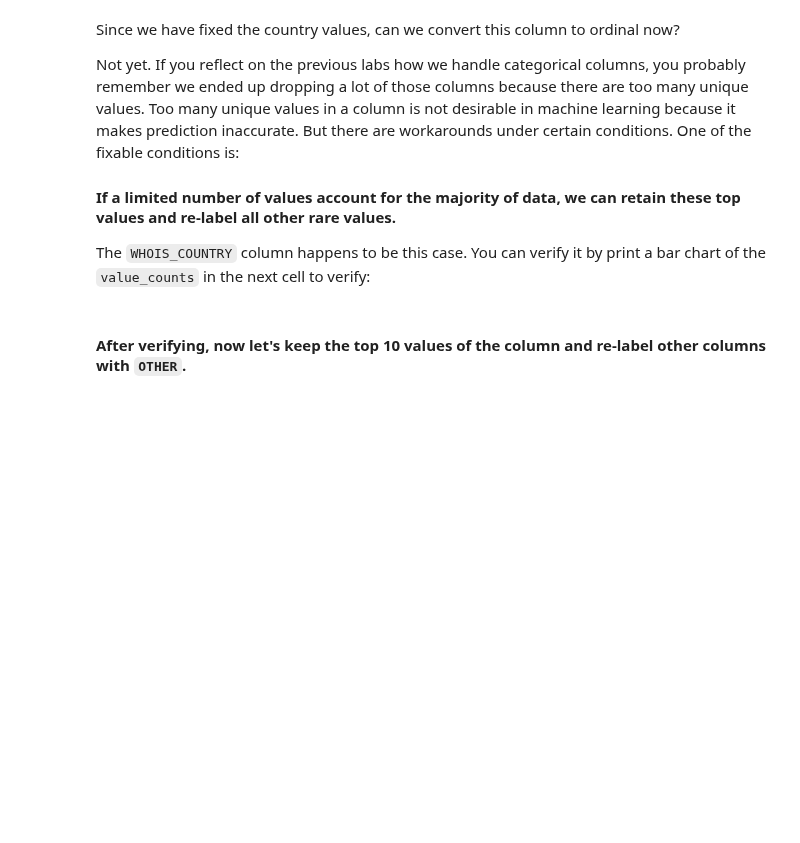
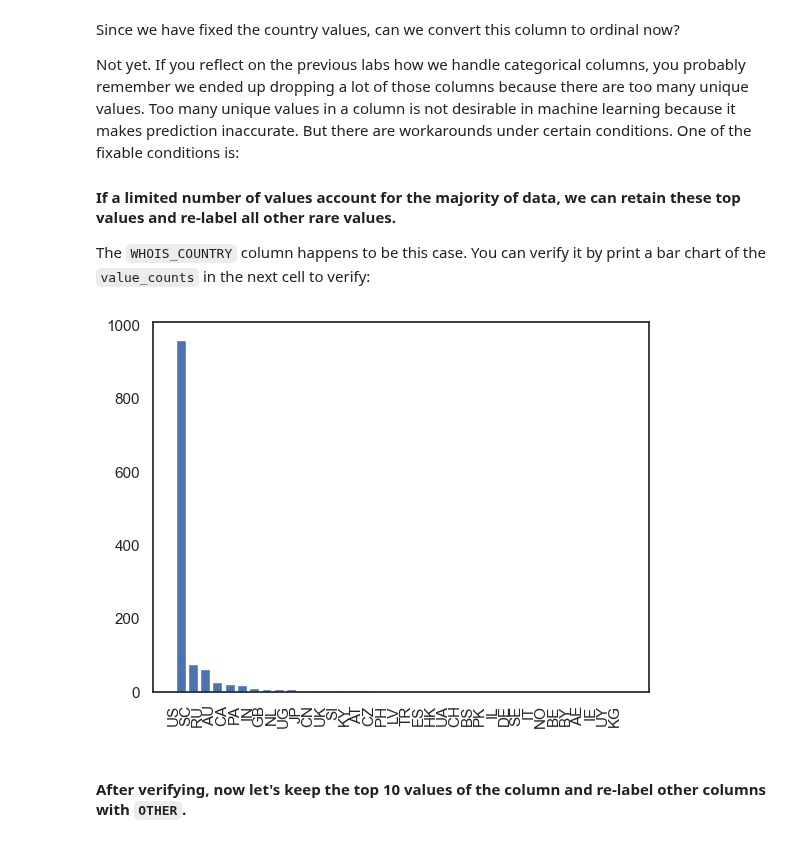
Before and after one commit to Ironhack-Data-Madrid-Octubre-2023/7.1-lab_supervised_learning, a Jupyter notebook: your-code/main.ipynb, the cells around one changed output. Drawn from its saved outputs; the diff is of its cells as text; code cells hidden in the pictures; blank space fills up the shorter version.

```diff
--- a/your-code/main.ipynb
+++ b/your-code/main.ipynb
@@ -302,6 +302,5 @@ websites.WHOIS_COUNTRY=websites.WHOIS_COUNTRY.replace("[u'GB'; u'UK']",'GB')
 websites.WHOIS_COUNTRY=websites.WHOIS_COUNTRY.replace('se','SE')
 websites.WHOIS_COUNTRY=websites.WHOIS_COUNTRY.replace('ru','RU')
 websites.WHOIS_COUNTRY=websites.WHOIS_COUNTRY.replace('ru','RU')
-websites.WHOIS_COUNTRY=websites.WHOIS_COUNTRY.replace(NaN,'RU')
 # %% [output]
 NameError: name 'NaN' is not defined
@@ -310,6 +307,3 @@ websites.WHOIS_COUNTRY.unique()
-# %%
-# los Nan son float por lo que voy a poner 'Unknow' porque mas abajo me genera error:
-websites.WHOIS_COUNTRY = websites.WHOIS_COUNTRY.fillna('desconocido')
 # %% [markdown]
 Since we have fixed the country values, can we convert this column to ordinal now?
 
@@ -331,3 +315,11 @@ asdf adsfad
+# %%
+plt.bar(websites.WHOIS_COUNTRY.unique(), websites.WHOIS_COUNTRY.value_counts())
+
+plt.xticks(websites.WHOIS_COUNTRY.unique(), websites.WHOIS_COUNTRY.unique(), rotation=90, ha='right')
+
+plt.show();
+# %% [output]
+[figure, added]
 # %% [markdown]
 #### After verifying, now let's keep the top 10 values of the column and re-label other columns with `OTHER`.
 # %%
```
Also changed, not shown: parts of 6 cells of this notebook.
